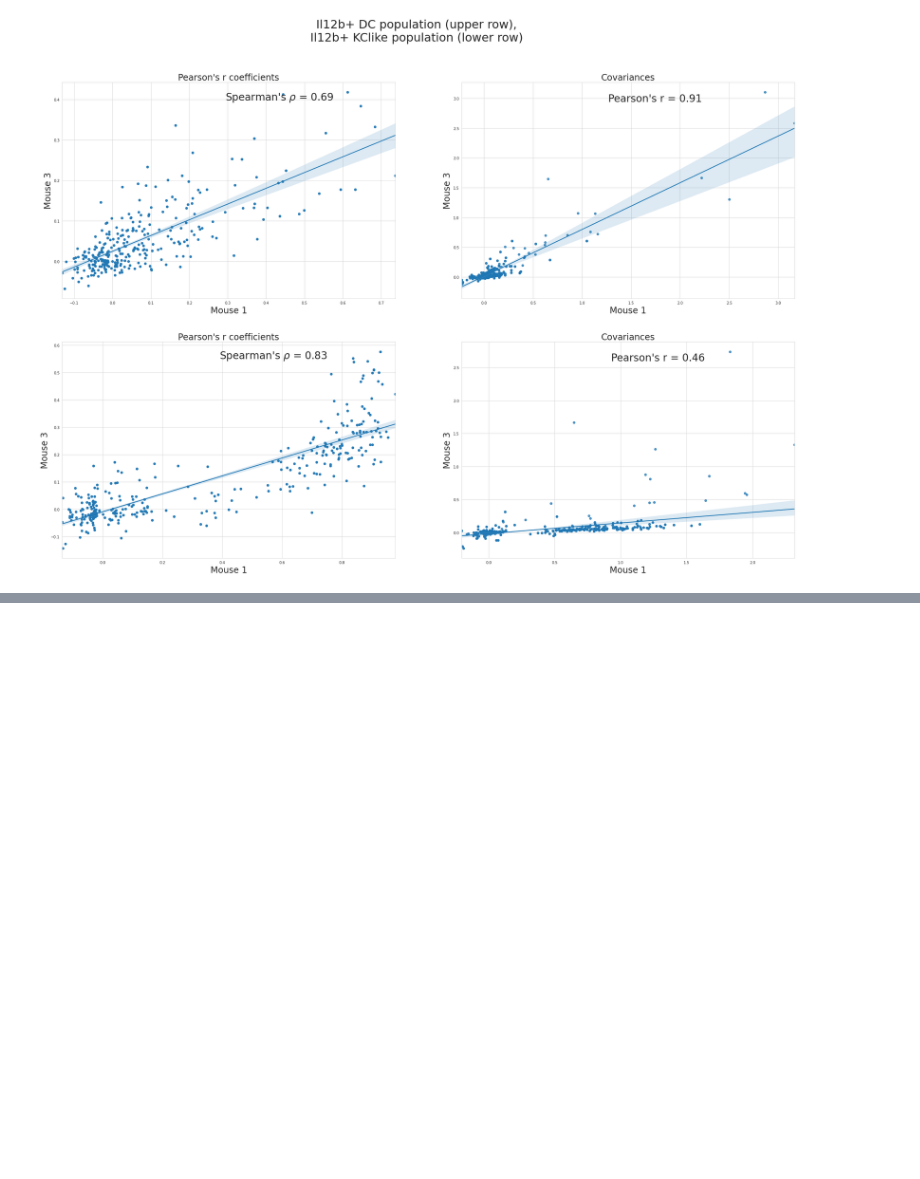
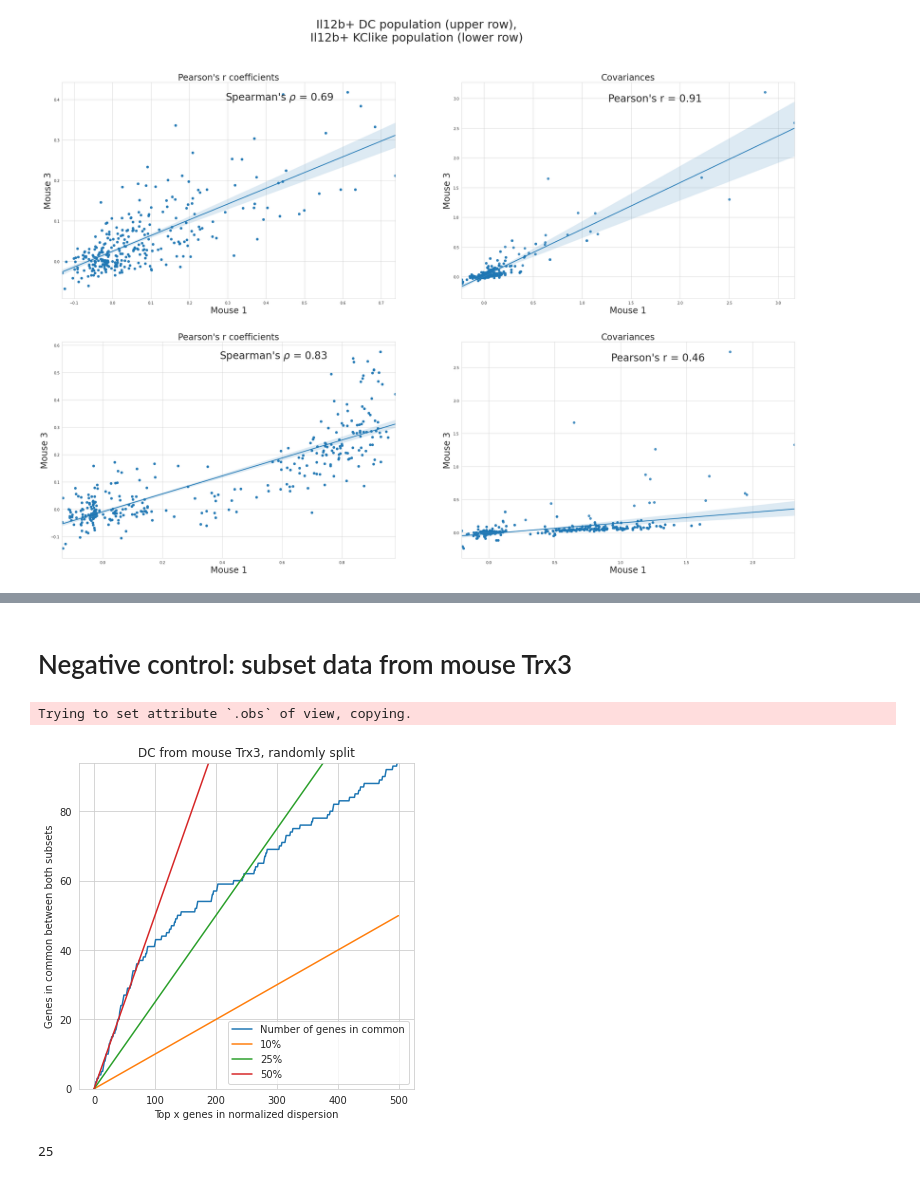
Before and after one commit to Ngort/tox, a Jupyter notebook: verify_batch_replicability.ipynb, the cells around one changed output, grey strips where cells are left out. Drawn from its saved outputs; the diff is of its cells as text; code cells hidden in the pictures; blank space fills up the shorter version.

Commit message:
positive/negative controls for batch replicability of il12b+ pops

```diff
--- a/verify_batch_replicability.ipynb
+++ b/verify_batch_replicability.ipynb
@@ -472,0 +287,14 @@ corr_correl
+# %% [markdown]
+# Negative control: subset data from mouse Trx3
+# %%
+dc_trx3_subset_indices = np.array(int(il12dcdata3.shape[0] / 2)*[True, False])
+
+np.random.seed(111)
+np.random.shuffle(dc_trx3_subset_indices)
+
+il12dcdata3_1 = il12dcdata3[dc_trx3_subset_indices]
+il12dcdata3_2 = il12dcdata3[~dc_trx3_subset_indices]
+
+il12dcdata3.obs['mouse_subset'] = (-1*dc_trx3_subset_indices+2).astype('str')
+# %% [output]
+Trying to set attribute `.obs` of view, copying.
@@ -472,0 +315,43 @@ corr_correl
+# %%
+hvdc_trx3_1 = pd.DataFrame(sc.pp.highly_variable_genes(il12dcdata3_1, n_top_genes=50, inplace=False)).merge(pd.Series(il12dcdata3_1.var_names).rename('gene_name'), left_index=True, right_index=True).sort_values('dispersions_norm', ascending = False).gene_name
+hvdc_trx3_2 = pd.DataFrame(sc.pp.highly_variable_genes(il12dcdata3_2, n_top_genes=50, inplace=False)).merge(pd.Series(il12dcdata3_2.var_names).rename('gene_name'), left_index=True, right_index=True).sort_values('dispersions_norm', ascending = False).gene_name
+
+hvdc_trx3_1 = hvdc_trx3_1[~hvdc_trx3_1.str.match(regex_toavoid)]
+hvdc_trx3_2 = hvdc_trx3_2[~hvdc_trx3_2.str.match(regex_toavoid)]
+
+# hvdc_trx1 = pd.DataFrame(sc.pp.highly_variable_genes(il12dcdata1, n_top_genes=50, inplace=False)).merge(pd.Series(il12dcdata1.var_names).rename('gene_name'), left_index=True, right_index=True).sort_values('dispersions_norm', ascending = False).gene_name
+# hvdc_trx3 = pd.DataFrame(sc.pp.highly_variable_genes(il12dcdata3, n_top_genes=50, inplace=False)).merge(pd.Series(il12dcdata3.var_names).rename('gene_name'), left_index=True, right_index=True).sort_values('dispersions_norm', ascending = False).gene_name
+
+# hvkc_trx1 = pd.DataFrame(sc.pp.highly_variable_genes(il12kcdata1, n_top_genes=50, inplace=False)).merge(pd.Series(il12kcdata1.var_names).rename('gene_name'), left_index=True, right_index=True).sort_values('dispersions_norm', ascending = False).gene_name
+# hvkc_trx3 = pd.DataFrame(sc.pp.highly_variable_genes(il12kcdata3, n_top_genes=50, inplace=False)).merge(pd.Series(il12kcdata3.var_names).rename('gene_name'), left_index=True, right_index=True).sort_values('dispersions_norm', ascending = False).gene_name
+# %%
+len_genes_in_common_31_vs_32 = []
+
+for i in range(500):
+    in_common_31_vs_32 = set(hvdc_trx3_1[:i]) & set(hvdc_trx3_2[:i])
+
+    len_genes_in_common_31_vs_32.append(len(in_common_31_vs_32))
+# %%
+fig, ax = plt.subplots(1, 1, figsize=(6,6))
+
+ax.plot(len_genes_in_common_31_vs_32, label='Number of genes in common')
+#axes[1].plot(len_genes_in_common_kc, label='Number of genes in common')
+
+
+ax.plot(0.10*np.arange(0,500,1), label='10%')
+ax.plot(0.25*np.arange(0,500,1), label='25%')
+ax.plot(0.50*np.arange(0,500,1), label='50%')
+ax.set_ylabel('Genes in common between both subsets')
+ax.set_xlabel('Top x genes in normalized dispersion')
+
+ax.set_ylim(0,len_genes_in_common_31_vs_32[-1])
+#axes[1].set_ylim(0,len_genes_in_common_kc[-1])
+
+ax.set_title('DC from mouse Trx3, randomly split')
+#axes[1].set_title('KClike')
+
+plt.legend()
+#axes[1].legend(bbox_to_anchor=(1,1.05))
+plt.show()
+# %% [output]
+[figure, added]
@@ -472,0 +360,5 @@ corr_correl
+# %%
+print(len(hvdc_31_vs_32_consensus))
+#print(len(hvkc_genes_consensus))
+# %% [output]
+25
```
Also changed, not shown: parts of 48 cells of this notebook.
